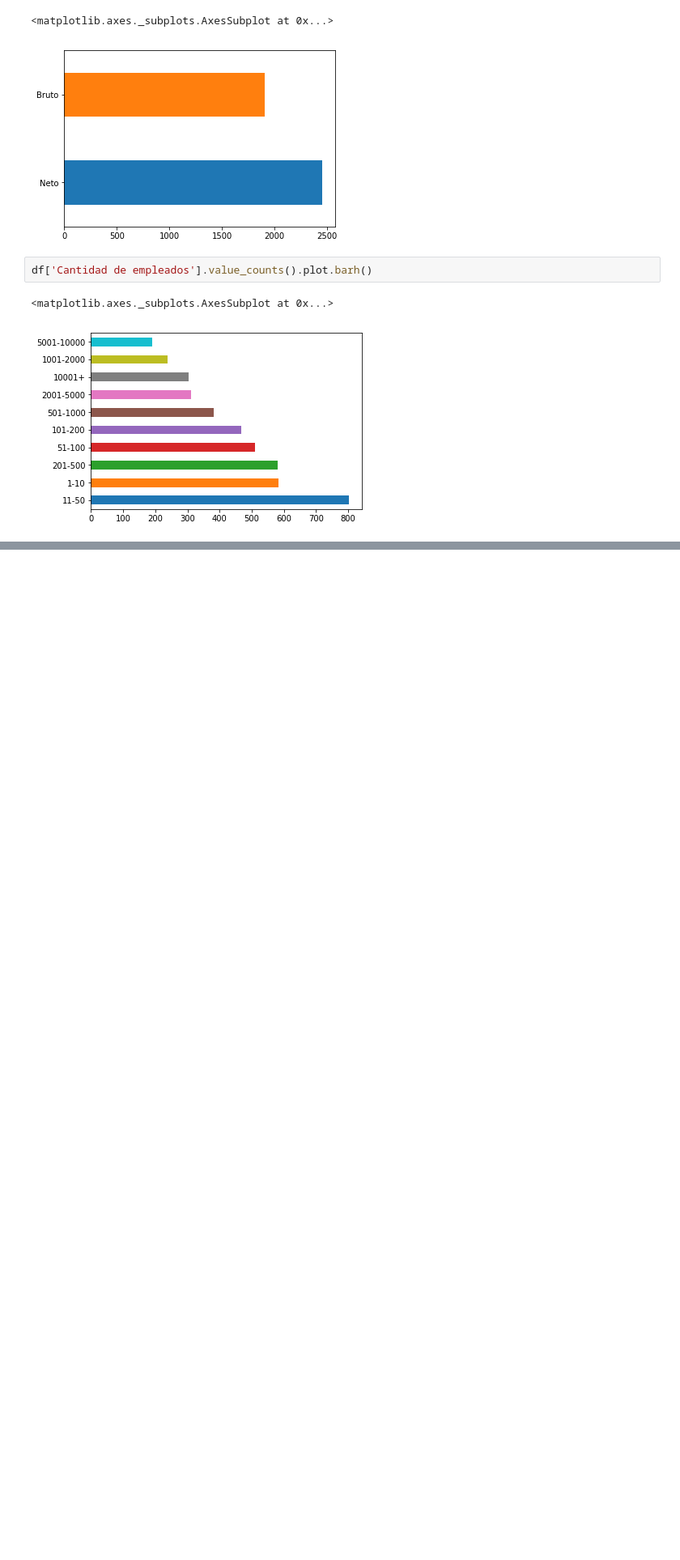
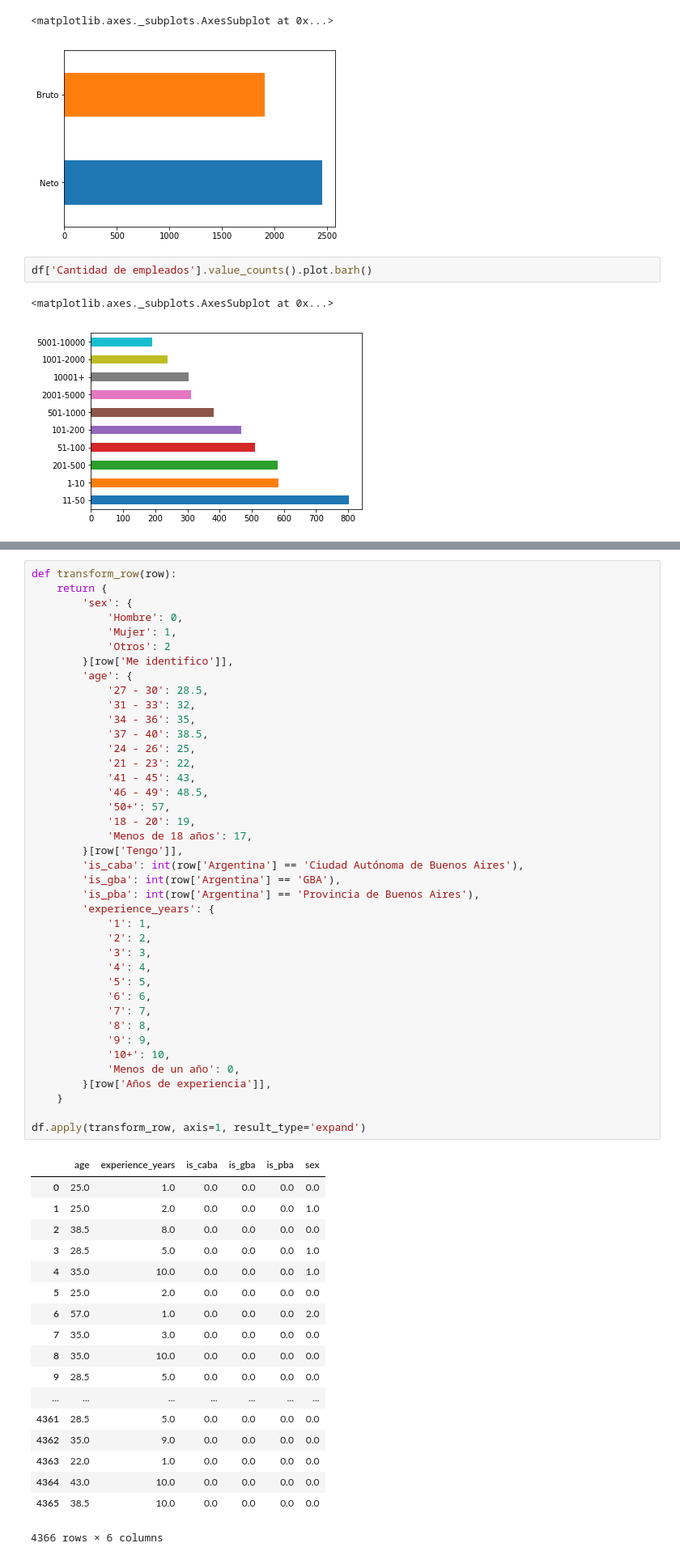
Before and after one commit to seppo0010/sysarmy-sueldos-2019.1, a Jupyter notebook: Sysarmy - Predicción de sueldos.ipynb, the cells around one changed output, grey strips where cells are left out. Shown at 81% size. Cells and saved outputs as stored; diff of their text form; blank space fills up the shorter version.

```diff
--- a/Sysarmy - Predicción de sueldos.ipynb
+++ b/Sysarmy - Predicción de sueldos.ipynb
@@ -247,0 +248,59 @@ Hasta acá vimos los datos que vamos a usar para el modelo. El primer modelo que
+# %%
+def transform_row(row):
+    return {
+        'sex': {
+            'Hombre': 0,
+            'Mujer': 1,
+            'Otros': 2
+        }[row['Me identifico']],
+        'age': {
+            '27 - 30': 28.5,
+            '31 - 33': 32,
+            '34 - 36': 35,
+            '37 - 40': 38.5,
+            '24 - 26': 25,
+            '21 - 23': 22,
+            '41 - 45': 43,
+            '46 - 49': 48.5,
+            '50+': 57,
+            '18 - 20': 19,
+            'Menos de 18 años': 17,
+        }[row['Tengo']],
+        'is_caba': int(row['Argentina'] == 'Ciudad Autónoma de Buenos Aires'),
+        'is_gba': int(row['Argentina'] == 'GBA'),
+        'is_pba': int(row['Argentina'] == 'Provincia de Buenos Aires'),
+        'experience_years': {
+            '1': 1,
+            '2': 2,
+            '3': 3,
+            '4': 4,
+            '5': 5,
+            '6': 6,
+            '7': 7,
+            '8': 8,
+            '9': 9,
+            '10+': 10,
+            'Menos de un año': 0,
+        }[row['Años de experiencia']],
+    }
+
+df.apply(transform_row, axis=1, result_type='expand')
+# %% [output]
+|  | age | experience_years | is_caba | is_gba | is_pba | sex |
+| 0 | 25.0 | 1.0 | 0.0 | 0.0 | 0.0 | 0.0 |
+| 1 | 25.0 | 2.0 | 0.0 | 0.0 | 0.0 | 1.0 |
+| 2 | 38.5 | 8.0 | 0.0 | 0.0 | 0.0 | 0.0 |
+| 3 | 28.5 | 5.0 | 0.0 | 0.0 | 0.0 | 1.0 |
+| 4 | 35.0 | 10.0 | 0.0 | 0.0 | 0.0 | 1.0 |
+| 5 | 25.0 | 2.0 | 0.0 | 0.0 | 0.0 | 0.0 |
+| 6 | 57.0 | 1.0 | 0.0 | 0.0 | 0.0 | 2.0 |
+| 7 | 35.0 | 3.0 | 0.0 | 0.0 | 0.0 | 0.0 |
+| 8 | 35.0 | 10.0 | 0.0 | 0.0 | 0.0 | 0.0 |
+| 9 | 28.5 | 5.0 | 0.0 | 0.0 | 0.0 | 0.0 |
+| ... | ... | ... | ... | ... | ... | ... |
+| 4361 | 28.5 | 5.0 | 0.0 | 0.0 | 0.0 | 0.0 |
+| 4362 | 35.0 | 9.0 | 0.0 | 0.0 | 0.0 | 0.0 |
+| 4363 | 22.0 | 1.0 | 0.0 | 0.0 | 0.0 | 0.0 |
+| 4364 | 43.0 | 10.0 | 0.0 | 0.0 | 0.0 | 0.0 |
+| 4365 | 38.5 | 10.0 | 0.0 | 0.0 | 0.0 | 0.0 |
+4366 rows × 6 columns
```
Also changed, not shown: parts of 3 cells of this notebook.
